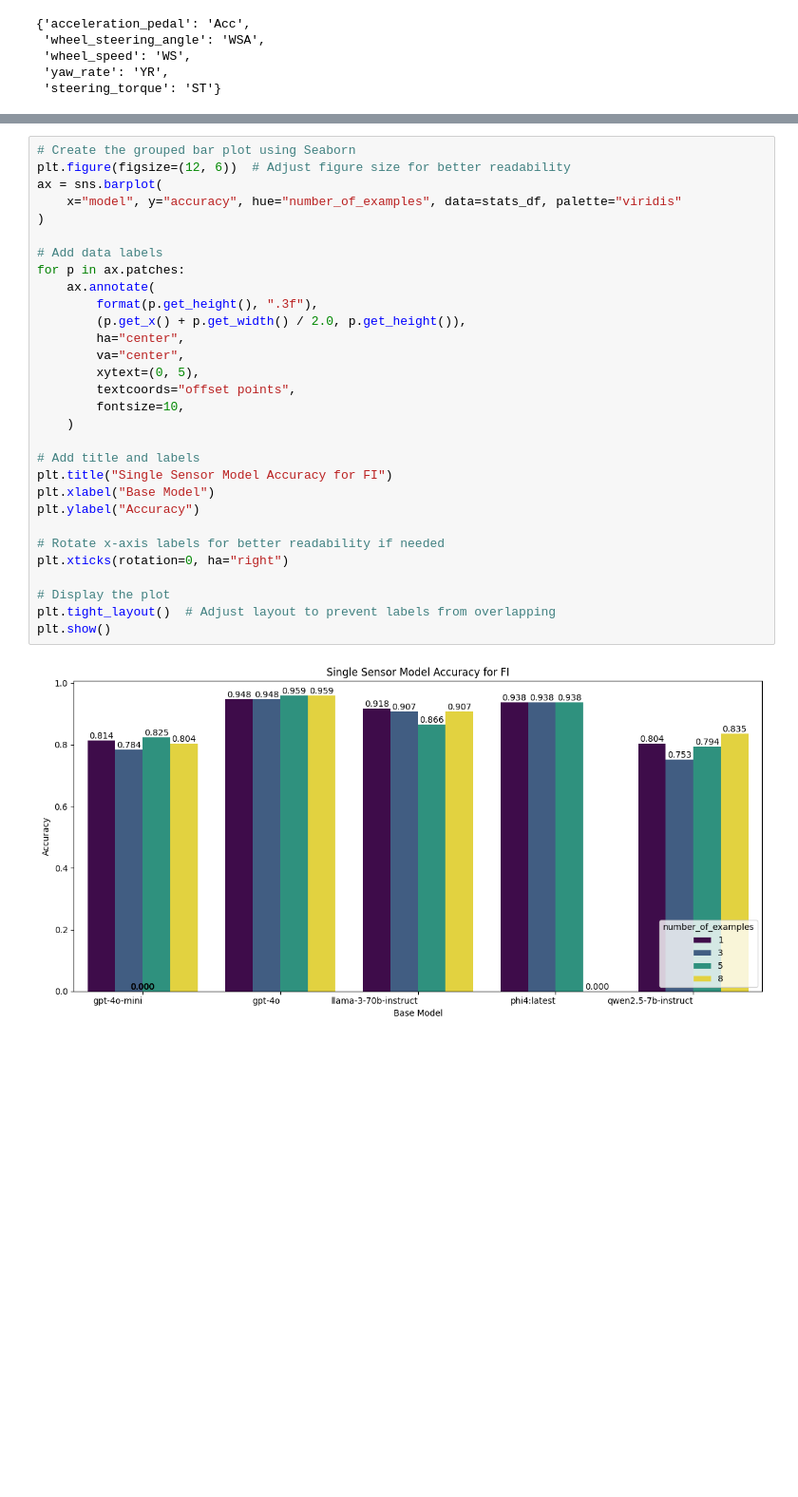
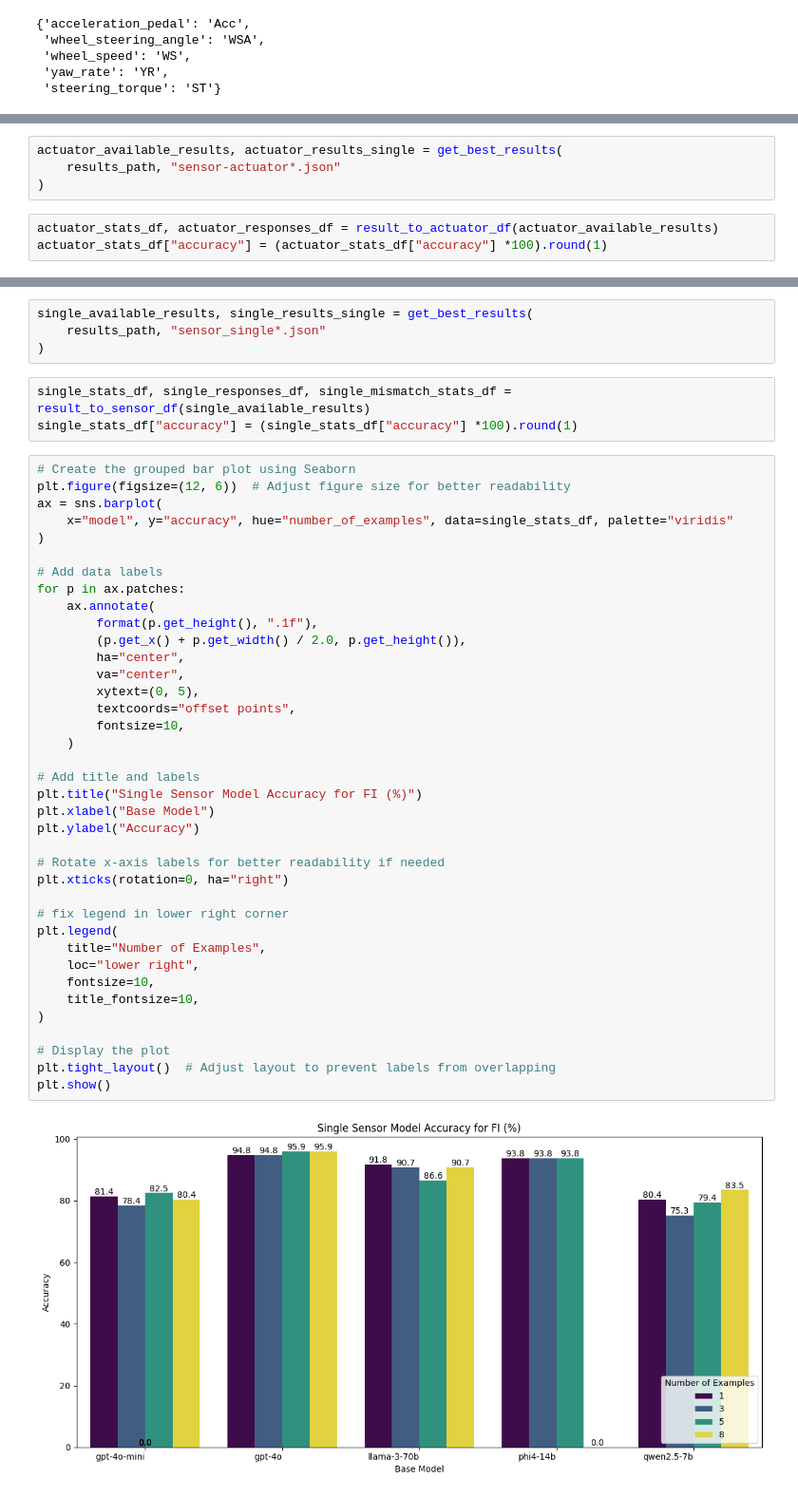
Before and after one commit to ahmadhatahet/hil-fault-test-gen, a Jupyter notebook: results_analysis_single.ipynb, the cells around one changed output, grey strips where cells are left out. Shown at 95% size. Cells and saved outputs as stored; diff of their text form; blank space fills up the shorter version.

Commit message:
generate tables and figures

```diff
--- a/results_analysis_single.ipynb
+++ b/results_analysis_single.ipynb
@@ -45,0 +48,7 @@ stats_df, responses_df, mismatch_stats_df = result_to_df(available_results)
+# %%
+actuator_available_results, actuator_results_single = get_best_results(
+    results_path, "sensor-actuator*.json"
+)
+# %%
+actuator_stats_df, actuator_responses_df = result_to_actuator_df(actuator_available_results)
+actuator_stats_df["accuracy"] = (actuator_stats_df["accuracy"] *100).round(1)
@@ -46,32 +143,47 @@ stats_df, responses_df, mismatch_stats_df = result_to_df(available_results)
+# %%
+single_available_results, single_results_single = get_best_results(
+    results_path, "sensor_single*.json"
+)
+# %%
+single_stats_df, single_responses_df, single_mismatch_stats_df = result_to_sensor_df(single_available_results)
+single_stats_df["accuracy"] = (single_stats_df["accuracy"] *100).round(1)
 # %%
 # Create the grouped bar plot using Seaborn
 plt.figure(figsize=(12, 6))  # Adjust figure size for better readability
 ax = sns.barplot(
-    x="model", y="accuracy", hue="number_of_examples", data=stats_df, palette="viridis"
+    x="model", y="accuracy", hue="number_of_examples", data=single_stats_df, palette="viridis"
 )
 
 # Add data labels
 for p in ax.patches:
     ax.annotate(
-        format(p.get_height(), ".3f"),
+        format(p.get_height(), ".1f"),
         (p.get_x() + p.get_width() / 2.0, p.get_height()),
         ha="center",
         va="center",
         xytext=(0, 5),
         textcoords="offset points",
         fontsize=10,
     )
 
 # Add title and labels
-plt.title("Single Sensor Model Accuracy for FI")
+plt.title("Single Sensor Model Accuracy for FI (%)")
 plt.xlabel("Base Model")
 plt.ylabel("Accuracy")
 
 # Rotate x-axis labels for better readability if needed
 plt.xticks(rotation=0, ha="right")
 
+# fix legend in lower right corner
+plt.legend(
+    title="Number of Examples",
+    loc="lower right",
+    fontsize=10,
+    title_fontsize=10,
+)
+
 # Display the plot
 plt.tight_layout()  # Adjust layout to prevent labels from overlapping
 plt.show()
 # %% [output]
-[figure, old version]
+[figure, new version]
```
Also changed, not shown: parts of 26 cells of this notebook, 9 other files.
